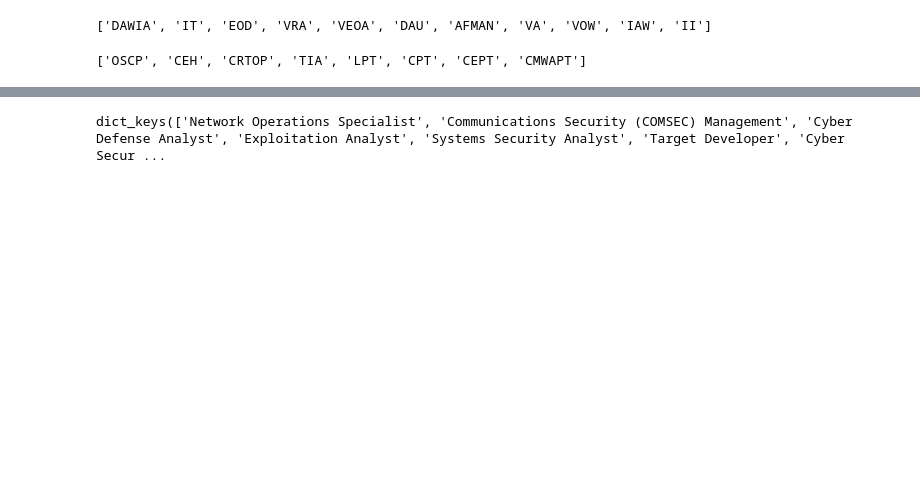
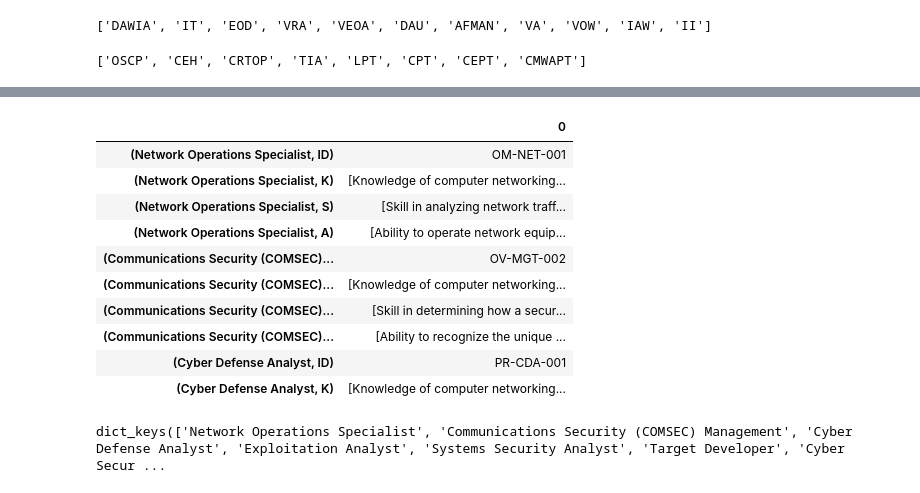
Before and after one commit to aadmassu1/teamHCP, a Jupyter notebook: Scripts/KSA_Extraction_new.ipynb, the cells around one changed output, grey strips where cells are left out. Cells and saved outputs as stored; diff of their text form; code cells hidden in the pictures; blank space fills up the shorter version.

```diff
--- a/Scripts/KSA_Extraction_new.ipynb
+++ b/Scripts/KSA_Extraction_new.ipynb
@@ -291,3 +331,22 @@ for i,WR in enumerate(WorkRole):
+# %%
+syllabi_niccs_df =  pd.DataFrame.from_dict({(i,j): Syllabi_dict[i][j]
+                           for i in Syllabi_dict.keys()
+                           for j in Syllabi_dict[i].keys()},
+                       orient='index')
+# %%
+syllabi_niccs_df.head(10)
+# %% [output]
+|  | 0 |
+| (Network Operations Specialist, ID) | OM-NET-001 |
+| (Network Operations Specialist, K) | [Knowledge of computer networking... |
+| (Network Operations Specialist, S) | [Skill in analyzing network traff... |
+| (Network Operations Specialist, A) | [Ability to operate network equip... |
+| (Communications Security (COMSEC)... | OV-MGT-002 |
+| (Communications Security (COMSEC)... | [Knowledge of computer networking... |
+| (Communications Security (COMSEC)... | [Skill in determining how a secur... |
+| (Communications Security (COMSEC)... | [Ability to recognize the unique ... |
+| (Cyber Defense Analyst, ID) | PR-CDA-001 |
+| (Cyber Defense Analyst, K) | [Knowledge of computer networking... |
 # %%
 Syllabi_dict.keys()
 # %% [output]
```
Also changed, not shown: parts of 11 cells of this notebook.
